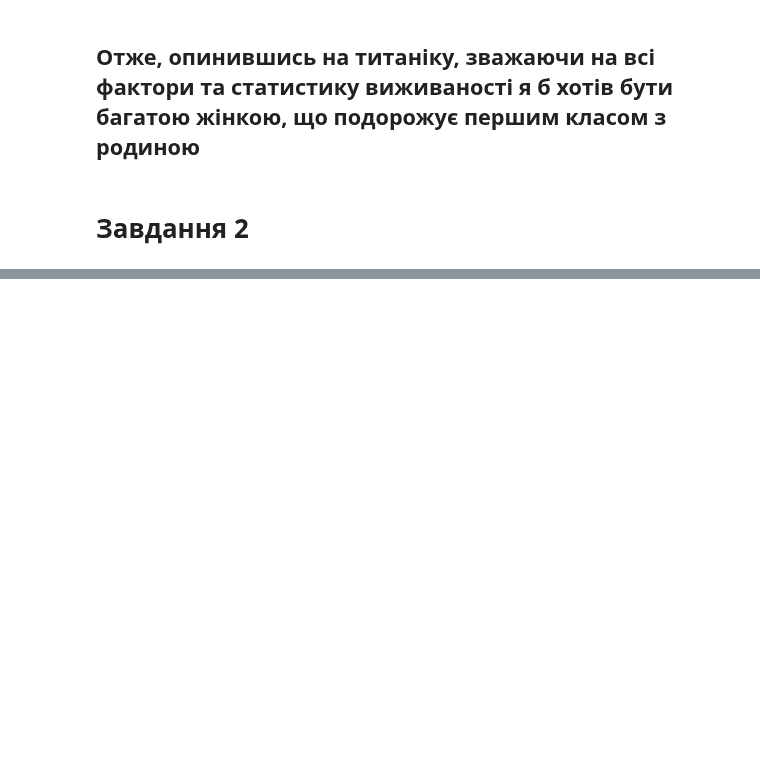
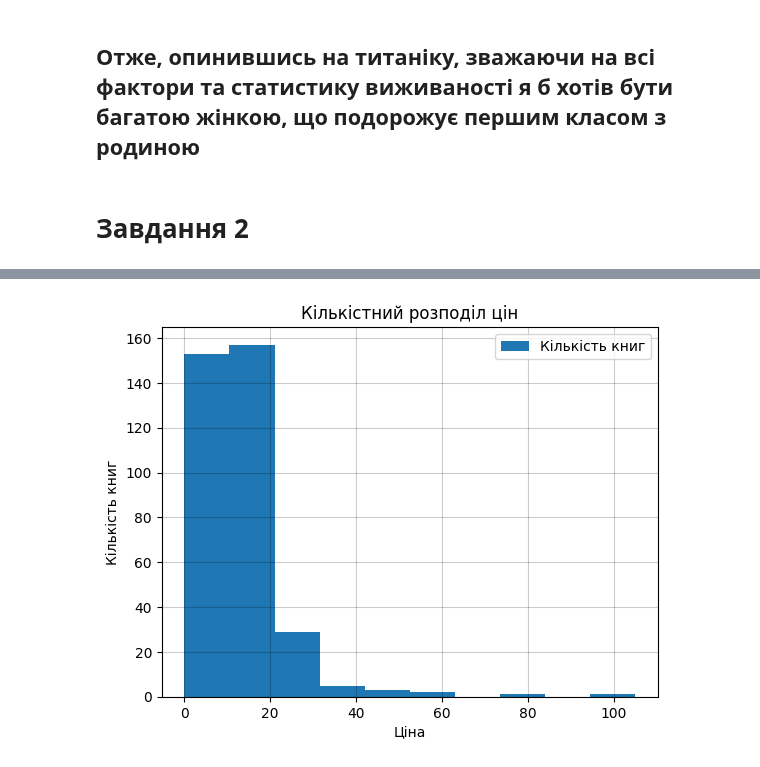
Before and after one commit to castr1x/ML_an.nykoliuk_3-12, a Jupyter notebook: ЛР_2_2_МН_Николюка_ФІТ_3_12.ipynb, the cells around one changed output, grey strips where cells are left out. Drawn from its saved outputs; the diff is of its cells as text; code cells hidden in the pictures; blank space fills up the shorter version.

```diff
--- a/ЛР_2_2_МН_Николюка_ФІТ_3_12.ipynb
+++ b/ЛР_2_2_МН_Николюка_ФІТ_3_12.ipynb
@@ -248,0 +269,3 @@ Using Colab cache for faster access to the 'amazon-top-50-bestselling-books-2009
+# %%
+for i in df.columns:
+  print(i, df[i].duplicated().sum(),sep = '---> ')
@@ -248,0 +282,2 @@ Using Colab cache for faster access to the 'amazon-top-50-bestselling-books-2009
+# %%
+cleaned = df.drop_duplicates(subset='Name')
@@ -248,0 +288,2 @@ Using Colab cache for faster access to the 'amazon-top-50-bestselling-books-2009
+# %%
+cleaned.columns = [i.lower() for i in list(cleaned.columns)]
@@ -248,0 +336,10 @@ Using Colab cache for faster access to the 'amazon-top-50-bestselling-books-2009
+# %%
+cleaned.price.plot(kind = 'hist',label = 'Кількість книг')
+plt.xlabel('Ціна')
+plt.ylabel('Кількість книг')
+plt.title('Кількістний розподіл цін')
+plt.grid(True,alpha = 0.2, color = 'black')
+plt.legend()
+plt.show()
+# %% [output]
+[figure, added]
```
Also changed, not shown: parts of 27 cells of this notebook.
